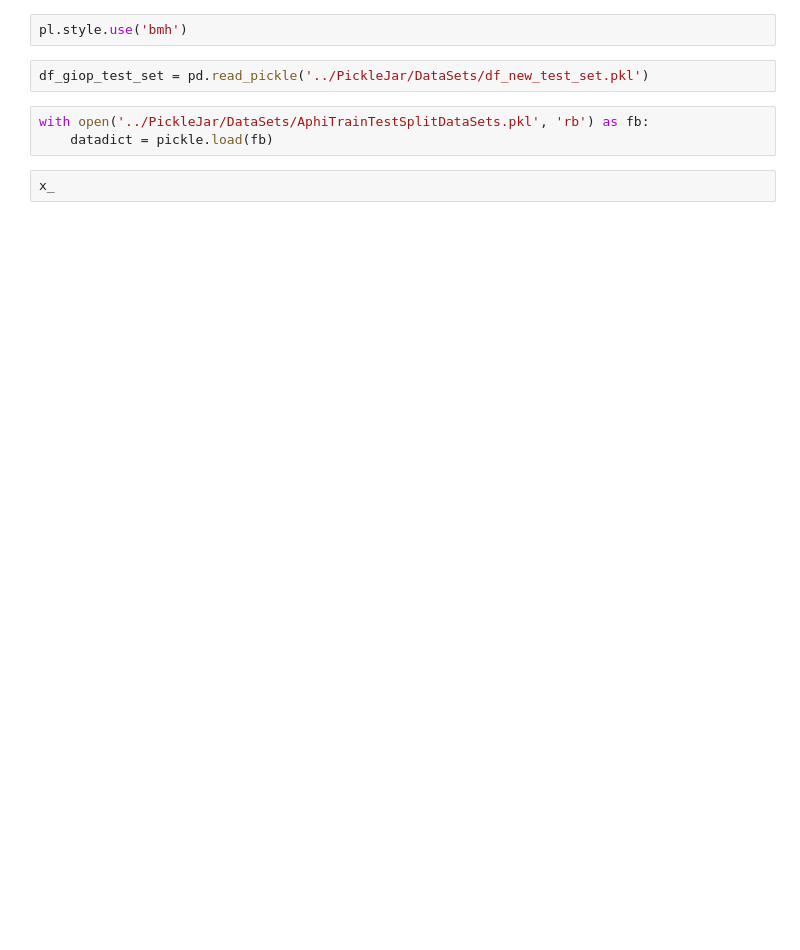
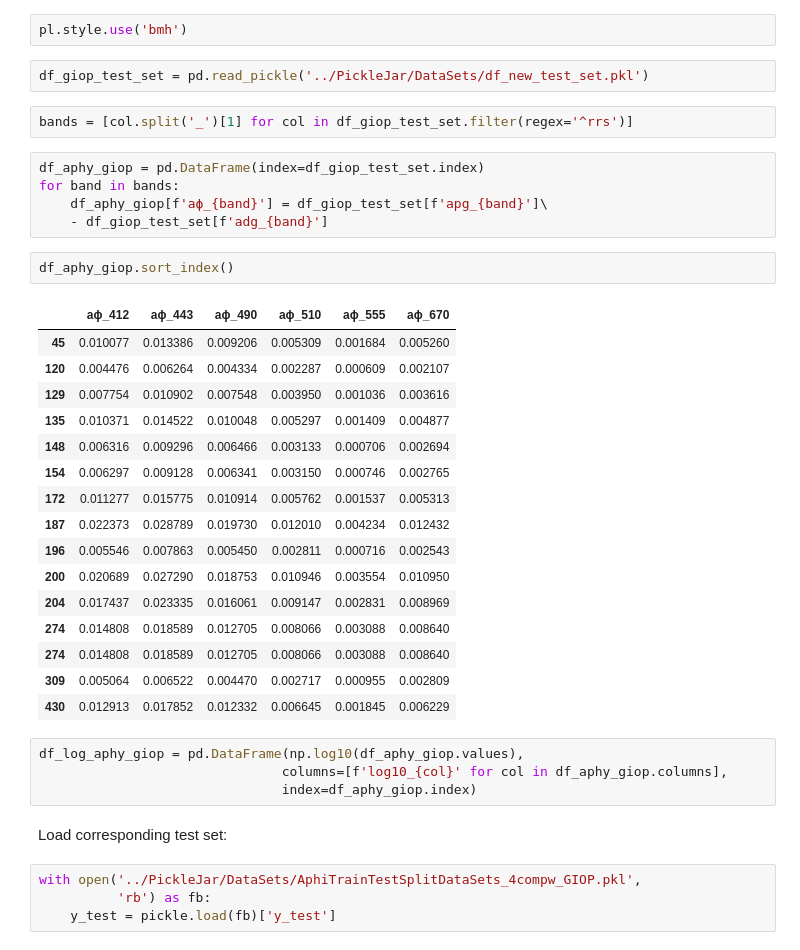
Before and after one commit to madHatter106/Bayesian-ML-4-IOP-from-TOA, a Jupyter notebook: Notebooks/TOA_ML_8_Comparing_with_GIOP_output.ipynb, the cells around one changed output. Drawn from its saved outputs; the diff is of its cells as text; blank space fills up the shorter version.

```diff
--- a/Notebooks/TOA_ML_8_Comparing_with_GIOP_output.ipynb
+++ b/Notebooks/TOA_ML_8_Comparing_with_GIOP_output.ipynb
@@ -11,8 +15,39 @@ import matplotlib.pyplot as pl
 pl.style.use('bmh')
 # %%
 df_giop_test_set = pd.read_pickle('../PickleJar/DataSets/df_new_test_set.pkl')
+# %%
+bands = [col.split('_')[1] for col in df_giop_test_set.filter(regex='^rrs')]
+# %%
+df_aphy_giop = pd.DataFrame(index=df_giop_test_set.index)
+for band in bands:
+    df_aphy_giop[f'aϕ_{band}'] = df_giop_test_set[f'apg_{band}']\
+    - df_giop_test_set[f'adg_{band}']
+# %%
+df_aphy_giop.sort_index()
+# %% [output]
+|  | aϕ_412 | aϕ_443 | aϕ_490 | aϕ_510 | aϕ_555 | aϕ_670 |
+| 45 | 0.010077 | 0.013386 | 0.009206 | 0.005309 | 0.001684 | 0.005260 |
+| 120 | 0.004476 | 0.006264 | 0.004334 | 0.002287 | 0.000609 | 0.002107 |
+| 129 | 0.007754 | 0.010902 | 0.007548 | 0.003950 | 0.001036 | 0.003616 |
+| 135 | 0.010371 | 0.014522 | 0.010048 | 0.005297 | 0.001409 | 0.004877 |
+| 148 | 0.006316 | 0.009296 | 0.006466 | 0.003133 | 0.000706 | 0.002694 |
+| 154 | 0.006297 | 0.009128 | 0.006341 | 0.003150 | 0.000746 | 0.002765 |
+| 172 | 0.011277 | 0.015775 | 0.010914 | 0.005762 | 0.001537 | 0.005313 |
+| 187 | 0.022373 | 0.028789 | 0.019730 | 0.012010 | 0.004234 | 0.012432 |
+| 196 | 0.005546 | 0.007863 | 0.005450 | 0.002811 | 0.000716 | 0.002543 |
+| 200 | 0.020689 | 0.027290 | 0.018753 | 0.010946 | 0.003554 | 0.010950 |
+| 204 | 0.017437 | 0.023335 | 0.016061 | 0.009147 | 0.002831 | 0.008969 |
+| 274 | 0.014808 | 0.018589 | 0.012705 | 0.008066 | 0.003088 | 0.008640 |
+| 274 | 0.014808 | 0.018589 | 0.012705 | 0.008066 | 0.003088 | 0.008640 |
+| 309 | 0.005064 | 0.006522 | 0.004470 | 0.002717 | 0.000955 | 0.002809 |
+| 430 | 0.012913 | 0.017852 | 0.012332 | 0.006645 | 0.001845 | 0.006229 |
+# %%
+df_log_aphy_giop = pd.DataFrame(np.log10(df_aphy_giop.values),
+                               columns=[f'log10_{col}' for col in df_aphy_giop.columns],
+                               index=df_aphy_giop.index)
+# %% [markdown]
+Load corresponding test set:
 # %%
-with open('../PickleJar/DataSets/AphiTrainTestSplitDataSets.pkl', 'rb') as fb:
-    datadict = pickle.load(fb)
+with open('../PickleJar/DataSets/AphiTrainTestSplitDataSets_4compw_GIOP.pkl',
+          'rb') as fb:
+    y_test = pickle.load(fb)['y_test']
-# %%
-x_
```
Also changed, not shown: parts of 20 cells of this notebook.
